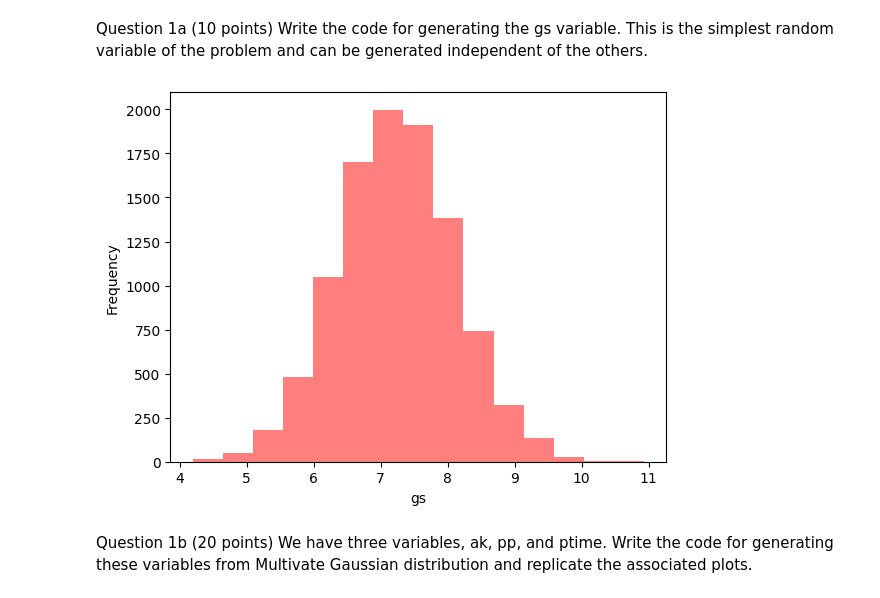
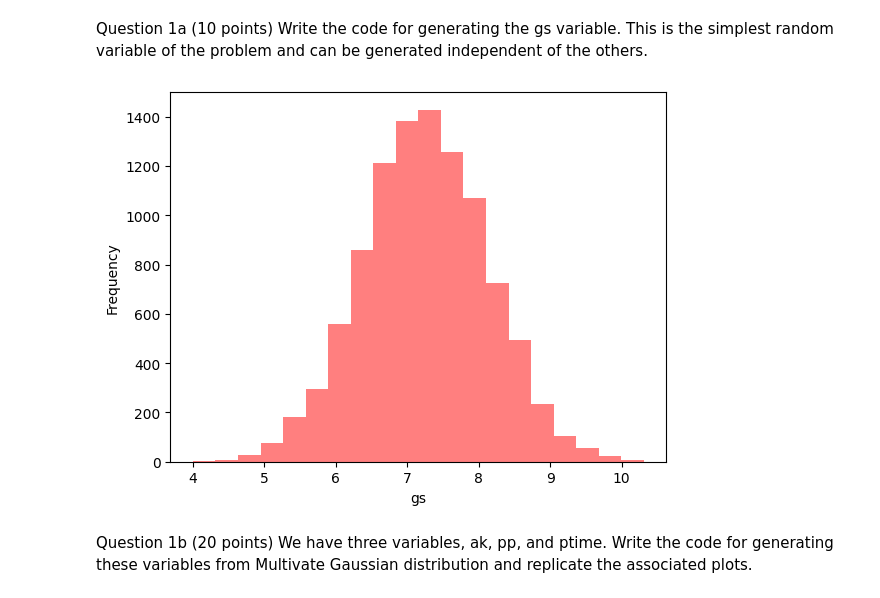
Before and after one commit to Jasonchen0317/ML_Projects, a Jupyter notebook: assignment-1/Assignment1.ipynb, the cells around one changed output. Cells and saved outputs as stored; diff of their text form; code cells hidden in the pictures.

```diff
--- a/assignment-1/Assignment1.ipynb
+++ b/assignment-1/Assignment1.ipynb
@@ -15,13 +15,13 @@ import statistics
 # %%
 #generate 10000 normally distributed numbers (mean=7.25, standard deviation=0.875)
 gs = np.random.normal(7.25, 0.875, 10000)
 plt.xlabel('gs')
 plt.ylabel('Frequency')
-plt.hist(gs, bins=15, alpha=0.5, color='r')
+plt.hist(gs, bins=20, alpha=0.5, color='r')
 
 plt.show()
 # %% [output]
-[figure, old version]
+[figure, new version]
 # %% [markdown]
 Question 1b (20 points)
 We have three variables, ak, pp, and ptime. Write the code for generating these variables from Multivate Gaussian distribution and replicate the associated plots.
```
Also changed, not shown: parts of 10 cells of this notebook.
